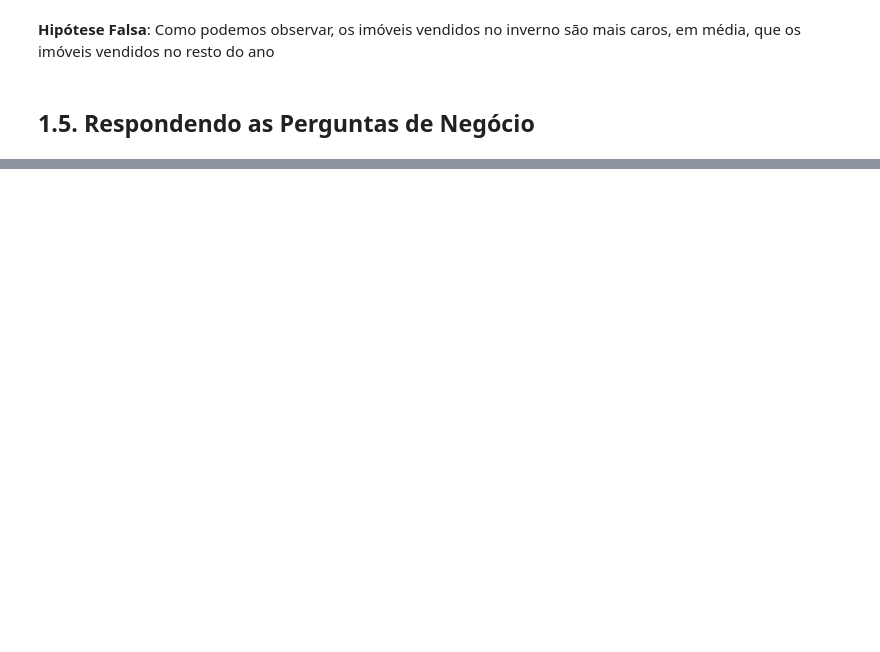
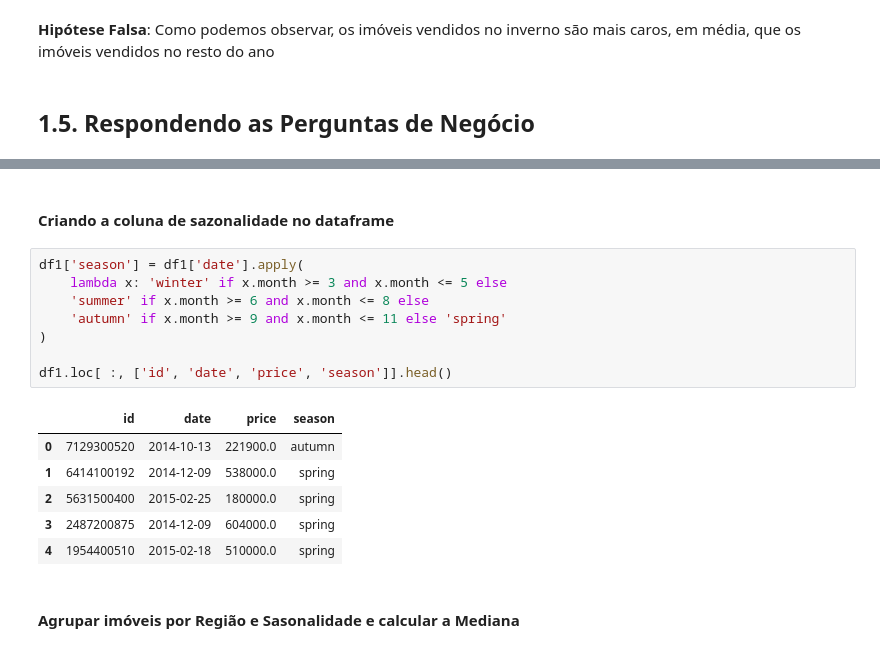
Before and after one commit to PedroFerraresi/houserocket, a Jupyter notebook: notebooks/pf_v2.0.ipynb, the cells around one changed output, grey strips where cells are left out. Cells and saved outputs as stored; diff of their text form; blank space fills up the shorter version.

```diff
--- a/notebooks/pf_v2.0.ipynb
+++ b/notebooks/pf_v2.0.ipynb
@@ -690,0 +796,19 @@ ax = ax.set(
+# %% [markdown]
+#### Criando a coluna de sazonalidade no dataframe
+# %%
+df1['season'] = df1['date'].apply(
+    lambda x: 'winter' if x.month >= 3 and x.month <= 5 else
+    'summer' if x.month >= 6 and x.month <= 8 else
+    'autumn' if x.month >= 9 and x.month <= 11 else 'spring'
+)
+
+df1.loc[ :, ['id', 'date', 'price', 'season']].head()
+# %% [output]
+|  | id | date | price | season |
+| 0 | 7129300520 | 2014-10-13 | 221900.0 | autumn |
+| 1 | 6414100192 | 2014-12-09 | 538000.0 | spring |
+| 2 | 5631500400 | 2015-02-25 | 180000.0 | spring |
+| 3 | 2487200875 | 2014-12-09 | 604000.0 | spring |
+| 4 | 1954400510 | 2015-02-18 | 510000.0 | spring |
+# %% [markdown]
+#### Agrupar imóveis por Região e Sasonalidade e calcular a Mediana
```
Also changed, not shown: parts of 24 cells of this notebook, 1 other file.
